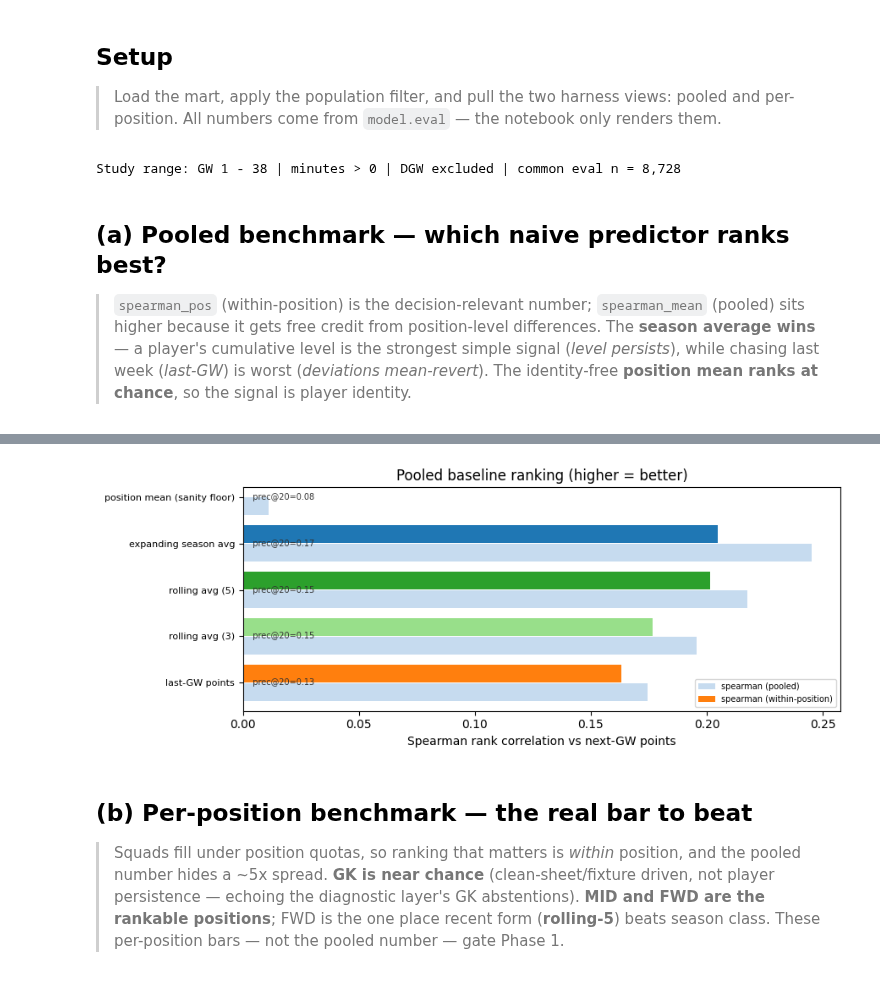
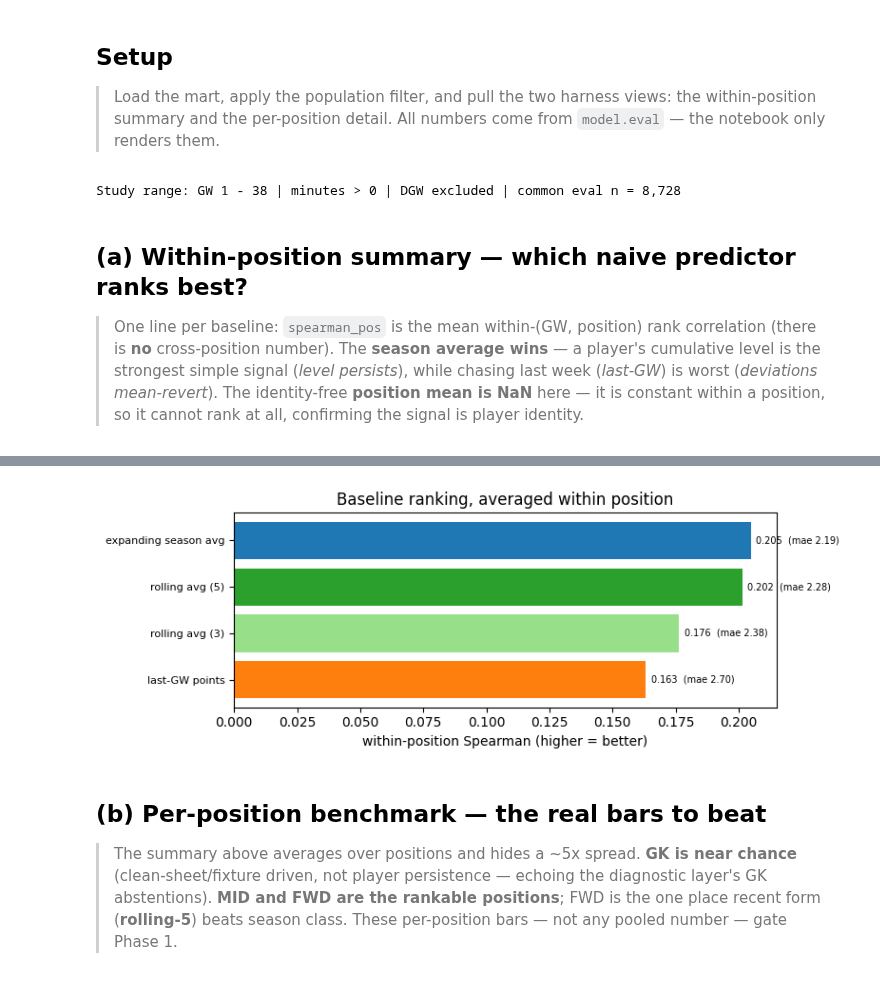
Before and after one commit to gisaf22/fpl-intelligence, a Jupyter notebook: model/eval/phase0_baselines.ipynb, the cells around one changed output, grey strips where cells are left out. Drawn from its saved outputs; the diff is of its cells as text; code cells hidden in the pictures.

```diff
--- a/model/eval/phase0_baselines.ipynb
+++ b/model/eval/phase0_baselines.ipynb
@@ -12,6 +14,6 @@ Population: `minutes > 0`, **DGW excluded**, evaluate GW > 3; expanding-window w
 # %% [markdown]
 ## Setup
-> Load the mart, apply the population filter, and pull the two harness views: pooled and per-position. All numbers come from `model.eval` — the notebook only renders them.
+> Load the mart, apply the population filter, and pull the two harness views: the within-position summary and the per-position detail. All numbers come from `model.eval` — the notebook only renders them.
 # %%
 import numpy as np
 import pandas as pd
@@ -36,28 +38,24 @@ except (MartNotBuiltError, MartSchemaError) as err:
     loaded = load_mart()
 mart = loaded.mart
 
-pooled = walk_forward_baselines(mart)
+summary = walk_forward_baselines(mart)
 by_pos = walk_forward_by_position(mart)
-print(f'Study range: GW 1 - {loaded.data_cutoff_gw} | minutes > 0 | DGW excluded | common eval n = {int(pooled["n"].iloc[0]):,}')
+print(f'Study range: GW 1 - {loaded.data_cutoff_gw} | minutes > 0 | DGW excluded | common eval n = {int(summary["n"].iloc[0]):,}')
 # %% [output]
 Study range: GW 1 - 38 | minutes > 0 | DGW excluded | common eval n = 8,728
 # %% [markdown]
-## (a) Pooled benchmark — which naive predictor ranks best?
-> `spearman_pos` (within-position) is the decision-relevant number; `spearman_mean` (pooled) sits higher because it gets free credit from position-level differences. The **season average wins** — a player's cumulative level is the strongest simple signal (*level persists*), while chasing last week (*last-GW*) is worst (*deviations mean-revert*). The identity-free **position mean ranks at chance**, so the signal is player identity.
+## (a) Within-position summary — which naive predictor ranks best?
+> One line per baseline: `spearman_pos` is the mean within-(GW, position) rank correlation (there is **no** cross-position number). The **season average wins** — a player's cumulative level is the strongest simple signal (*level persists*), while chasing last week (*last-GW*) is worst (*deviations mean-revert*). The identity-free **position mean is NaN** here — it is constant within a position, so it cannot rank at all, confirming the signal is player identity.
 # %%
-display(pooled.round(4))
+display(summary.round(4))
 
-order = pooled.sort_values('spearman_pos').index
-y = np.arange(len(order))
-fig, ax = plt.subplots(figsize=(9, 3.6))
-ax.barh(y - 0.2, pooled.loc[order, 'spearman_mean'], height=0.38, color='#c6dbef', label='spearman (pooled)')
-ax.barh(y + 0.2, pooled.loc[order, 'spearman_pos'], height=0.38,
-        color=[BASELINE_COLOUR[b] for b in order], label='spearman (within-position)')
-for i, b in enumerate(order):
-    p = pooled.loc[b, 'precision_at_k']
-    ax.text(0.002, i, f"  prec@20={p:.2f}", va='center', fontsize=7, color='#333')
-ax.set_yticks(y); ax.set_yticklabels(order, fontsize=8)
-ax.set_xlabel('Spearman rank correlation vs next-GW points'); ax.axvline(0, color='k', lw=0.5)
-ax.set_title('Pooled baseline ranking (higher = better)'); ax.legend(fontsize=7, loc='lower right')
+s = summary['spearman_pos'].dropna().sort_values()
+fig, ax = plt.subplots(figsize=(8, 3.0))
+ax.barh(np.arange(len(s)), s.values, color=[BASELINE_COLOUR[b] for b in s.index])
+for i, b in enumerate(s.index):
+    ax.text(s[b] + 0.002, i, f"{s[b]:.3f}  (mae {summary.loc[b,'mae']:.2f})", va='center', fontsize=7)
+ax.set_yticks(np.arange(len(s))); ax.set_yticklabels(s.index, fontsize=8)
+ax.set_xlabel('within-position Spearman (higher = better)'); ax.axvline(0, color='k', lw=0.5)
+ax.set_title('Baseline ranking, averaged within position')
 plt.tight_layout(); plt.show()
 # %% [output]
@@ -71,7 +69,7 @@ plt.tight_layout(); plt.show()
-[figure, old version]
+[figure, new version]
 # %% [markdown]
-## (b) Per-position benchmark — the real bar to beat
-> Squads fill under position quotas, so ranking that matters is *within* position, and the pooled number hides a ~5x spread. **GK is near chance** (clean-sheet/fixture driven, not player persistence — echoing the diagnostic layer's GK abstentions). **MID and FWD are the rankable positions**; FWD is the one place recent form (**rolling-5**) beats season class. These per-position bars — not the pooled number — gate Phase 1.
+## (b) Per-position benchmark — the real bars to beat
+> The summary above averages over positions and hides a ~5x spread. **GK is near chance** (clean-sheet/fixture driven, not player persistence — echoing the diagnostic layer's GK abstentions). **MID and FWD are the rankable positions**; FWD is the one place recent form (**rolling-5**) beats season class. These per-position bars — not any pooled number — gate Phase 1.
 # %%
 display(by_pos.round(4))
 
```
Also changed, not shown: parts of 4 cells of this notebook, 3 other files.
